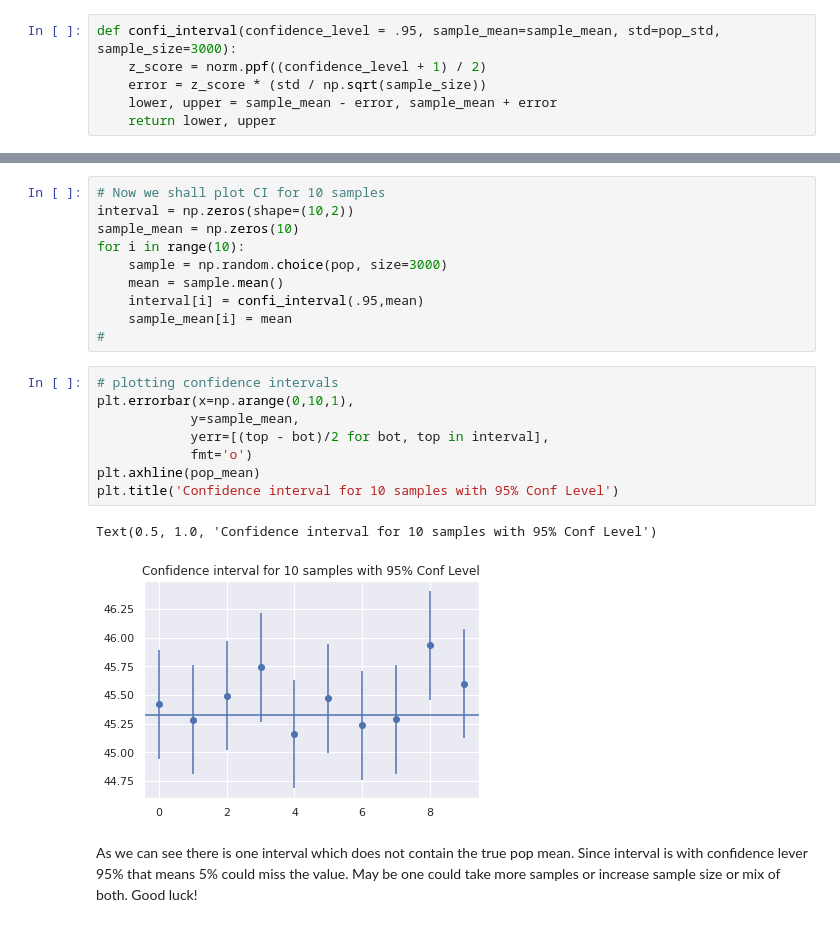
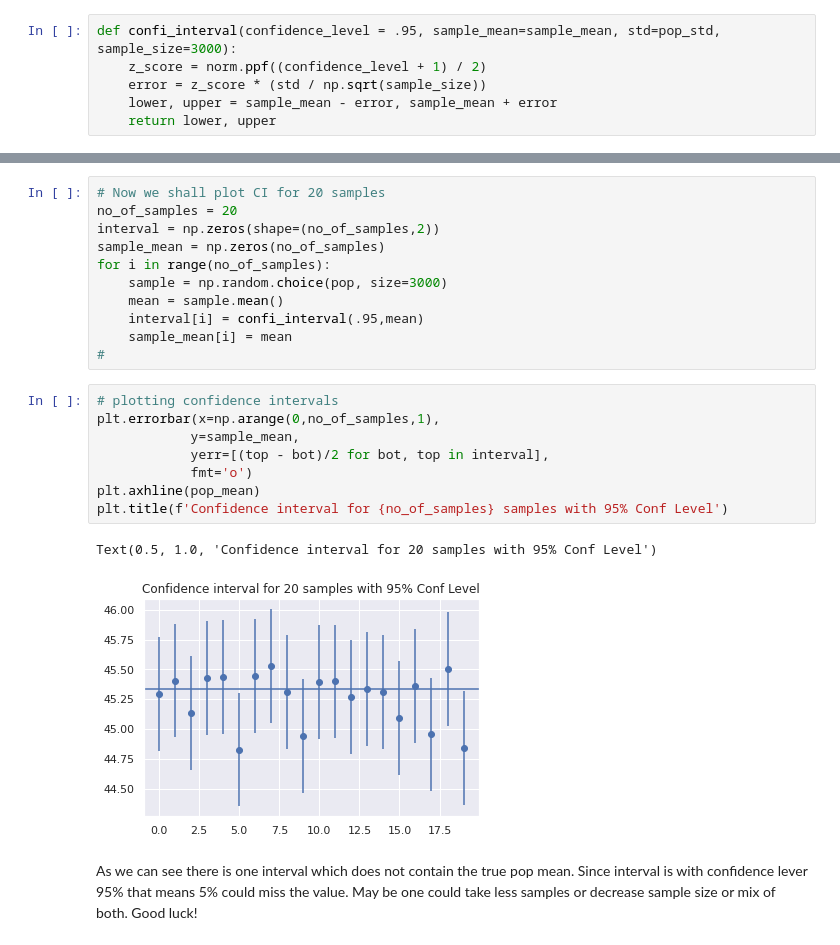
Before and after one commit to bhavinmoriya/Miscellaneous, a Jupyter notebook: sample-to-represent-population.ipynb, the cells around one changed output, grey strips where cells are left out. Drawn from its saved outputs; the diff is of its cells as text.

Commit message:
Kaggle Notebook | Sample to Represent Population! | Version 2

```diff
--- a/sample-to-represent-population.ipynb
+++ b/sample-to-represent-population.ipynb
@@ -117,8 +117,9 @@ confi_interval()
 # %%
-# Now we shall plot CI for 10 samples
-interval = np.zeros(shape=(10,2))
-sample_mean = np.zeros(10)
-for i in range(10):
+# Now we shall plot CI for 20 samples
+no_of_samples = 20
+interval = np.zeros(shape=(no_of_samples,2))
+sample_mean = np.zeros(no_of_samples)
+for i in range(no_of_samples):
     sample = np.random.choice(pop, size=3000)
     mean = sample.mean()
     interval[i] = confi_interval(.95,mean)
@@ -126,14 +127,14 @@ for i in range(10):
 #
 # %%
 # plotting confidence intervals
-plt.errorbar(x=np.arange(0,10,1),
+plt.errorbar(x=np.arange(0,no_of_samples,1),
             y=sample_mean,
             yerr=[(top - bot)/2 for bot, top in interval],
             fmt='o')
 plt.axhline(pop_mean)
-plt.title('Confidence interval for 10 samples with 95% Conf Level')
+plt.title(f'Confidence interval for {no_of_samples} samples with 95% Conf Level')
 # %% [output]
-Text(0.5, 1.0, 'Confidence interval for 10 samples with 95% Conf Level')
+Text(0.5, 1.0, 'Confidence interval for 20 samples with 95% Conf Level')
-[figure, old version]
+[figure, new version]
 # %% [markdown]
-As we can see there is one interval which does not contain the true pop mean. Since interval is with confidence lever 95% that means 5% could miss the value. May be one could take more samples or increase sample size or mix of both. Good luck!
+As we can see there is one interval which does not contain the true pop mean. Since interval is with confidence lever 95% that means 5% could miss the value. May be one could take less samples or decrease sample size or mix of both. Good luck!
```
Also changed, not shown: parts of 9 cells of this notebook.
